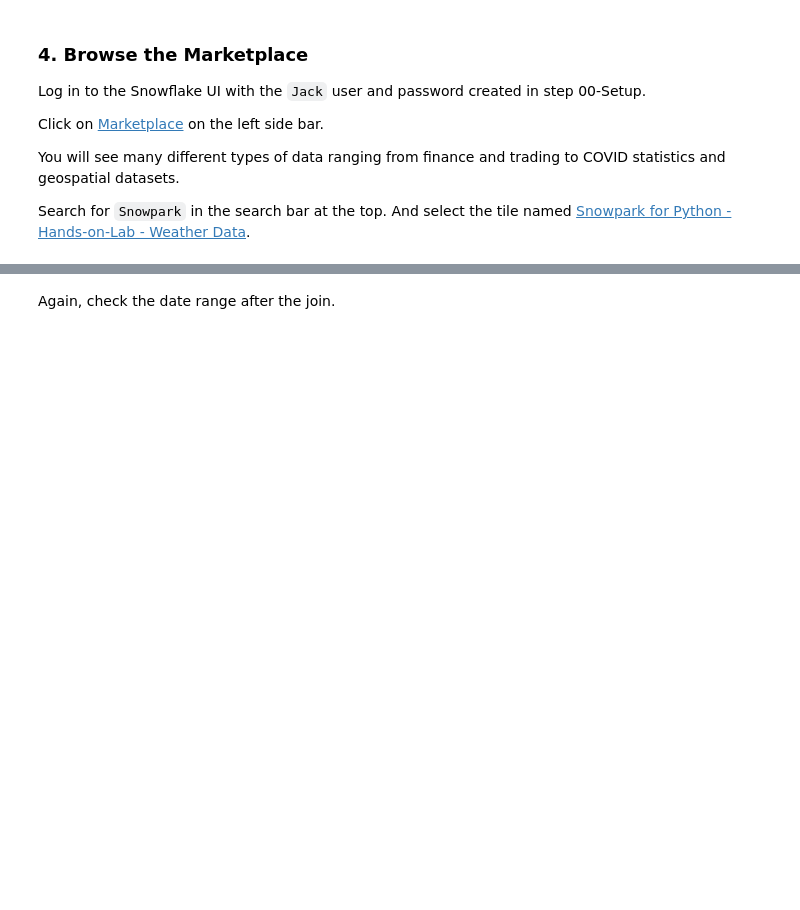
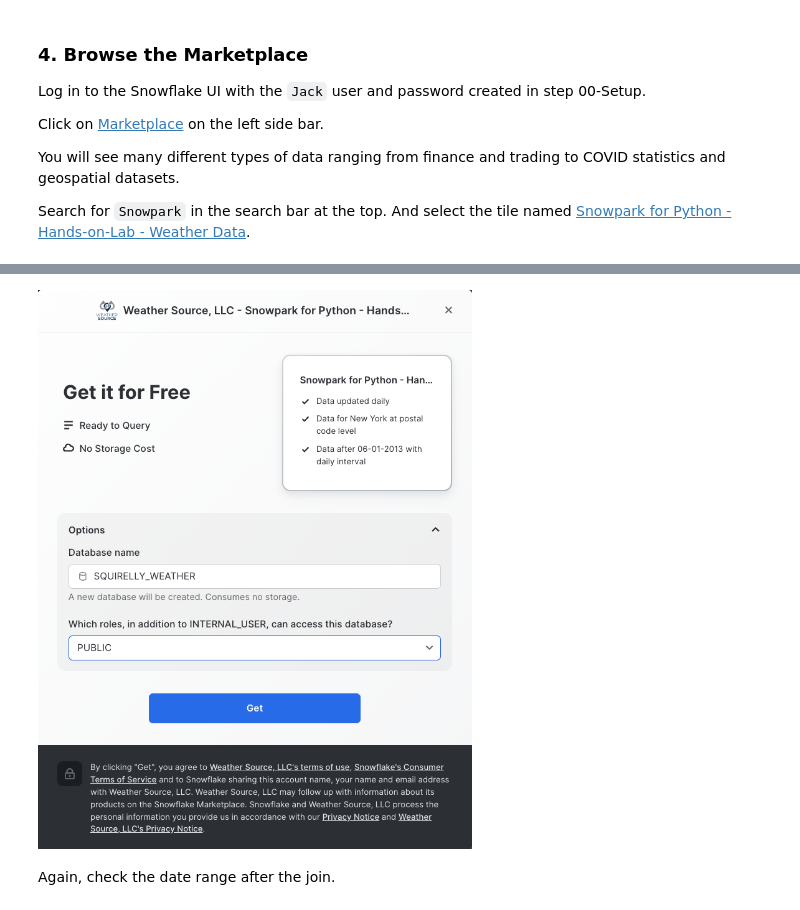
Before and after one commit to sfc-gh-tpetrache/developer_day_snowpark, a Jupyter notebook: 04_Data_Engineering.ipynb, the cells around one changed output, grey strips where cells are left out. Drawn from its saved outputs; the diff is of its cells as text; code cells hidden in the pictures; blank space fills up the shorter version.

```diff
--- a/04_Data_Engineering.ipynb
+++ b/04_Data_Engineering.ipynb
@@ -86,3 +85,8 @@ The sample data is in Celcius and covers the time period from June 1, 2013 to pr
+# %%
+from IPython.core.display import Image
+Image(filename='./include/marketplace.png')
+# %% [output]
+[figure, added]
 # %%
 state_dict['weather_database_name'] = 'SQUIRRELY_WEATHER'
 state_dict['weather_table_name'] = state_dict['weather_database_name']+'.ONPOINT_ID.HISTORY_DAY'
```
Also changed, not shown: parts of 2 cells of this notebook, 6 other files.
